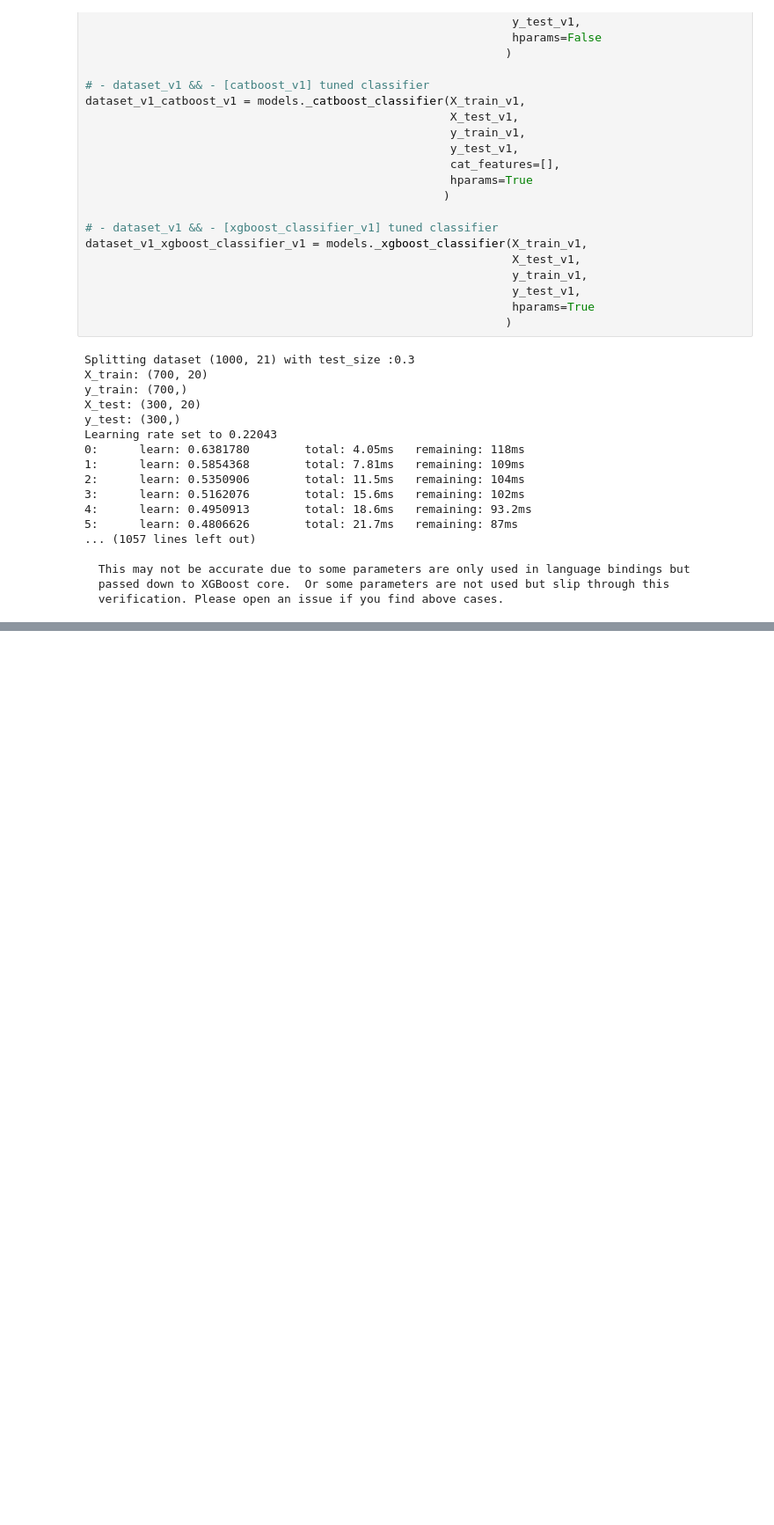
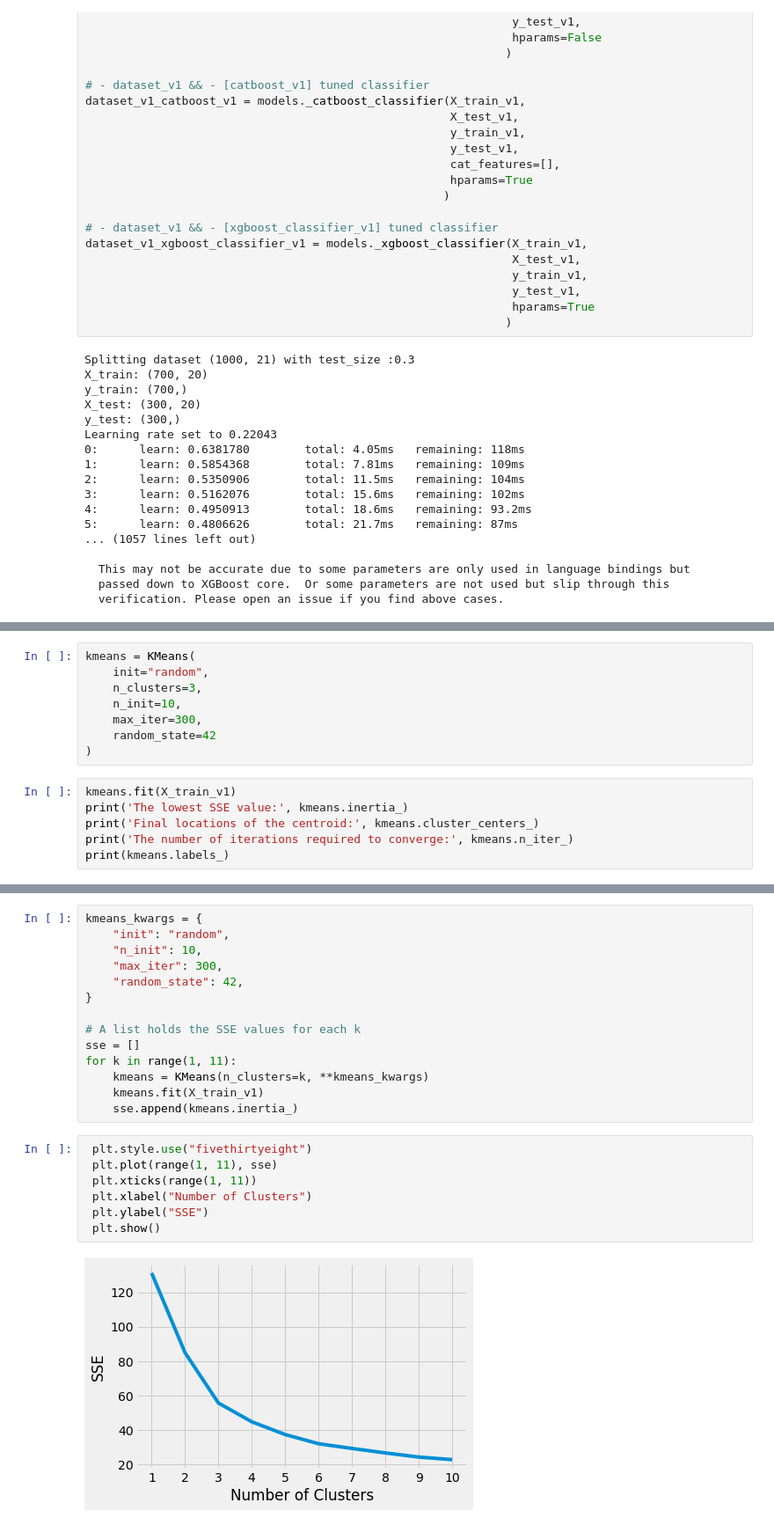
Before and after one commit to MaxKumundzhiev/IntroductionDataScience, a Jupyter notebook: main.ipynb, the cells around one changed output, grey strips where cells are left out. Shown: that part at 88% size. Saved outputs shown, nothing was run; the diff lists cells and outputs as text; blank space fills up the shorter version.

```diff
--- a/main.ipynb
+++ b/main.ipynb
@@ -360,0 +367,14 @@ results = [dataset_v0_catboost_v0,
+# %%
+kmeans = KMeans(
+    init="random",
+    n_clusters=3,
+    n_init=10,
+    max_iter=300,
+    random_state=42
+)
+# %%
+kmeans.fit(X_train_v1)
+print('The lowest SSE value:', kmeans.inertia_)
+print('Final locations of the centroid:', kmeans.cluster_centers_)
+print('The number of iterations required to converge:', kmeans.n_iter_)
+print(kmeans.labels_)
@@ -360,0 +396,23 @@ results = [dataset_v0_catboost_v0,
+# %%
+kmeans_kwargs = {
+    "init": "random",
+    "n_init": 10,
+    "max_iter": 300,
+    "random_state": 42,
+}
+
+# A list holds the SSE values for each k
+sse = []
+for k in range(1, 11):
+    kmeans = KMeans(n_clusters=k, **kmeans_kwargs)
+    kmeans.fit(X_train_v1)
+    sse.append(kmeans.inertia_)
+# %%
+ plt.style.use("fivethirtyeight")
+ plt.plot(range(1, 11), sse)
+ plt.xticks(range(1, 11))
+ plt.xlabel("Number of Clusters")
+ plt.ylabel("SSE")
+ plt.show()
+# %% [output]
+[figure, added]
```
Also changed, not shown: parts of 11 cells of this notebook.
